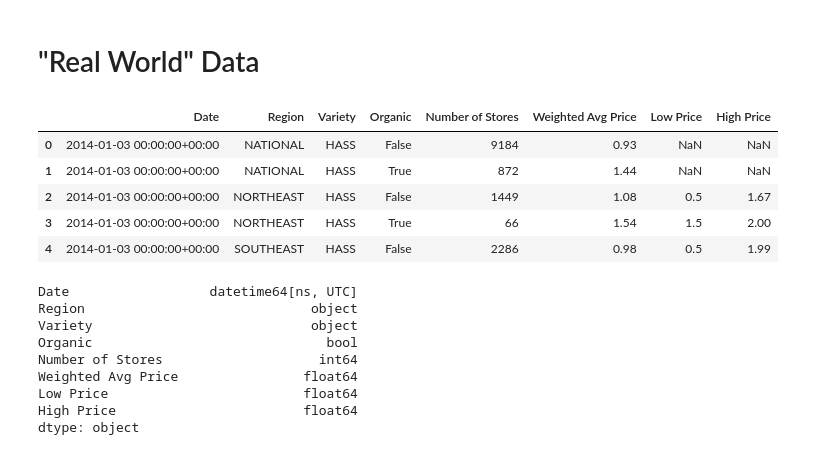
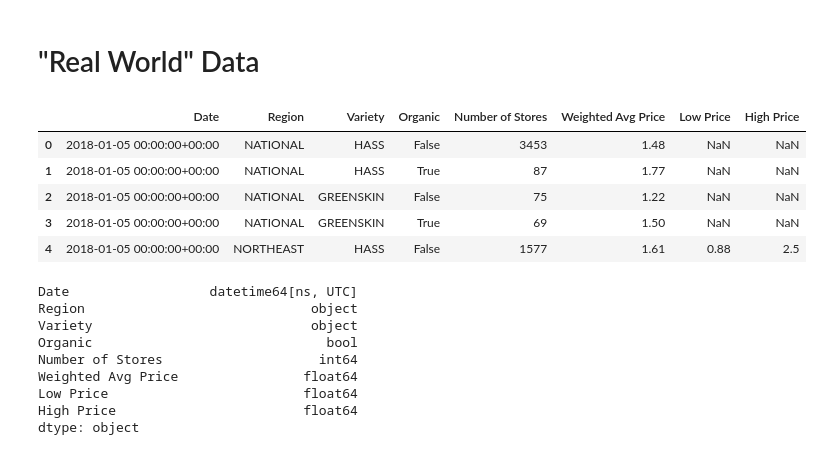
Before and after one commit to jumunozle/MetNumUN2024I, a Jupyter notebook: Lab2/jumunozle_Lab2.ipynb, the cells around one changed output. Saved outputs shown, nothing was run; the diff lists cells and outputs as text; code cells hidden in the pictures.

```diff
--- a/Lab2/jumunozle_Lab2.ipynb
+++ b/Lab2/jumunozle_Lab2.ipynb
@@ -1633,15 +1633,15 @@ Resolving deltas: 100% (35/35), done.
 # %%
 from demos.avocados import read_avocadata
 
-avocados = read_avocadata('2014', '2016')
+avocados = read_avocadata('2018', '2020')
 avocados.head()
 # %% [output]
 |  | Date | Region | Variety | Organic | Number of Stores | Weighted Avg Price | Low Price | High Price |
-| 0 | 2014-01-03 00:00:00+00:00 | NATIONAL | HASS | False | 9184 | 0.93 | NaN | NaN |
-| 1 | 2014-01-03 00:00:00+00:00 | NATIONAL | HASS | True | 872 | 1.44 | NaN | NaN |
-| 2 | 2014-01-03 00:00:00+00:00 | NORTHEAST | HASS | False | 1449 | 1.08 | 0.5 | 1.67 |
-| 3 | 2014-01-03 00:00:00+00:00 | NORTHEAST | HASS | True | 66 | 1.54 | 1.5 | 2.00 |
-| 4 | 2014-01-03 00:00:00+00:00 | SOUTHEAST | HASS | False | 2286 | 0.98 | 0.5 | 1.99 |
+| 0 | 2018-01-05 00:00:00+00:00 | NATIONAL | HASS | False | 3453 | 1.48 | NaN | NaN |
+| 1 | 2018-01-05 00:00:00+00:00 | NATIONAL | HASS | True | 87 | 1.77 | NaN | NaN |
+| 2 | 2018-01-05 00:00:00+00:00 | NATIONAL | GREENSKIN | False | 75 | 1.22 | NaN | NaN |
+| 3 | 2018-01-05 00:00:00+00:00 | NATIONAL | GREENSKIN | True | 69 | 1.50 | NaN | NaN |
+| 4 | 2018-01-05 00:00:00+00:00 | NORTHEAST | HASS | False | 1577 | 1.61 | 0.88 | 2.5 |
 # %%
 # Unlike numpy arrays, pandas DataFrames can have a different dtype for each column.
 avocados.dtypes
```
Also changed, not shown: parts of 16 cells of this notebook.
